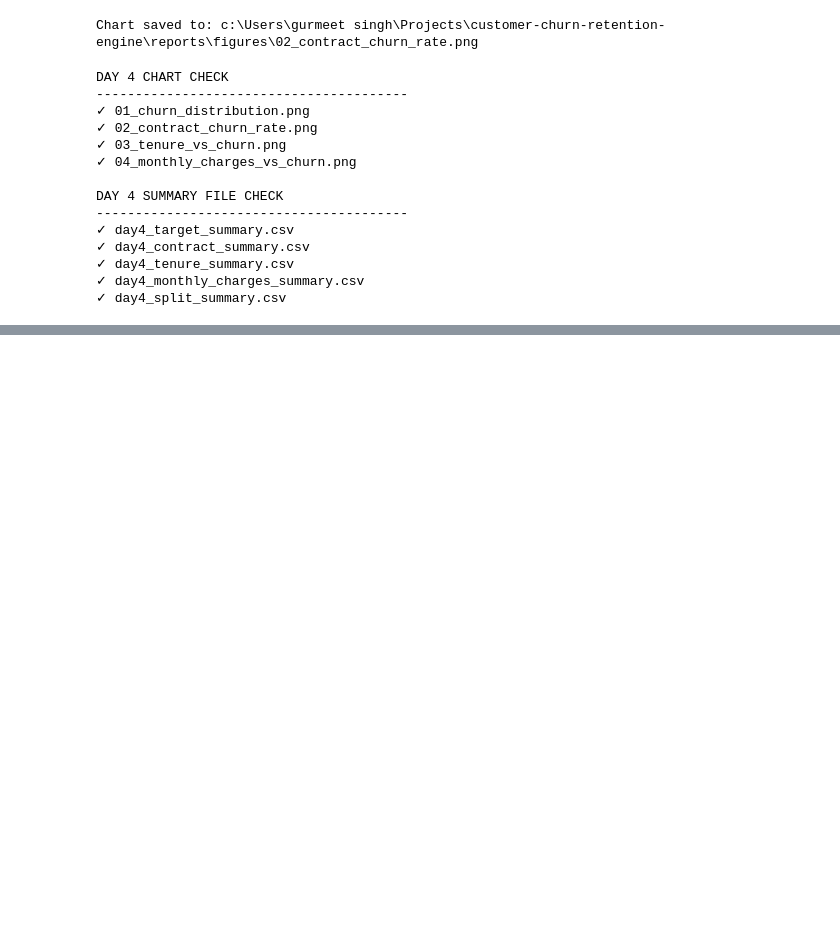
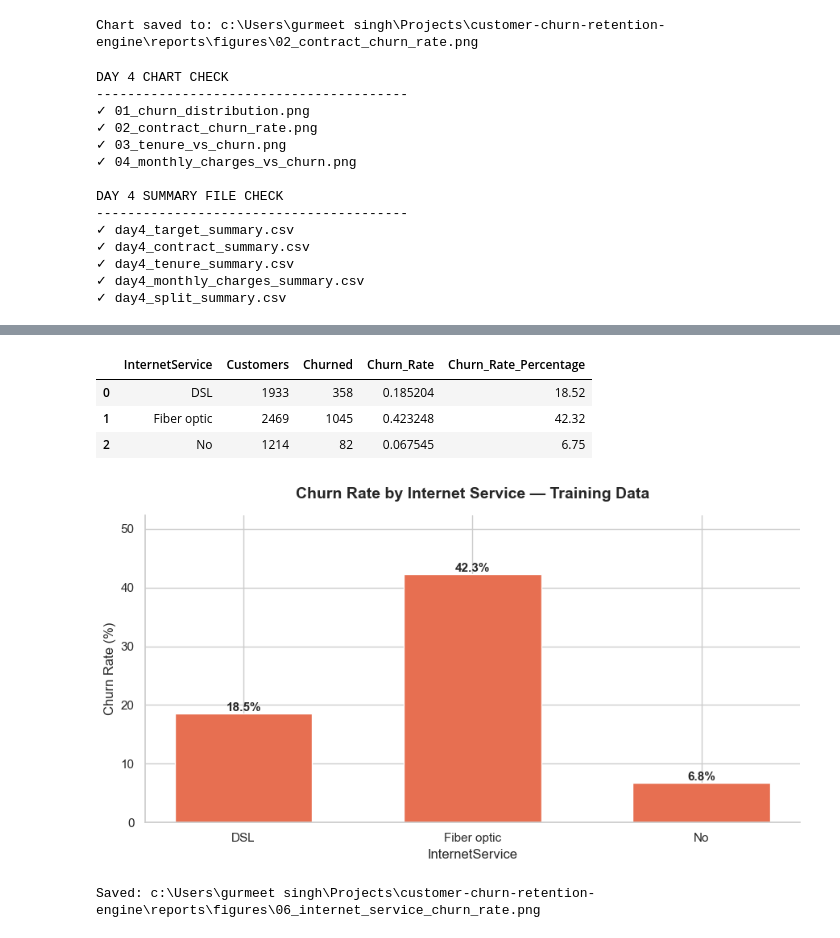
Before and after one commit to simranjitkaur-codes/customer-churn-retention-engine, a Jupyter notebook: notebooks/01_data_inspection.ipynb, the cells around one changed output, grey strips where cells are left out. Cells and saved outputs as stored; diff of their text form; code cells hidden in the pictures; blank space fills up the shorter version.

```diff
--- a/notebooks/01_data_inspection.ipynb
+++ b/notebooks/01_data_inspection.ipynb
@@ -759,0 +1023,30 @@ DAY 4 SUMMARY FILE CHECK
+# %%
+def churn_rate_by_feature(data, feature, order=None):
+    """
+    Calculate customer counts and churn rate for each category.
+    Uses the supplied training dataframe.
+    """
+    summary = (
+        data
+        .groupby(feature, observed=True)["Churn"]
+        .agg(
+            Customers="size",
+            Churned="sum",
+            Churn_Rate="mean"
+        )
+        .reset_index()
+    )
+
+    summary["Churn_Rate_Percentage"] = (
+        summary["Churn_Rate"] * 100
+    ).round(2)
+
+    if order is not None:
+        summary = (
+            summary
+            .set_index(feature)
+            .reindex(order)
+            .reset_index()
+        )
+
+    return summary
@@ -759,0 +1156,23 @@ DAY 4 SUMMARY FILE CHECK
+# %%
+internet_summary = churn_rate_by_feature(
+    eda_df,
+    "InternetService",
+    order=["DSL", "Fiber optic", "No"]
+)
+
+internet_summary
+# %% [output]
+|  | InternetService | Customers | Churned | Churn_Rate | Churn_Rate_Percentage |
+| 0 | DSL | 1933 | 358 | 0.185204 | 18.52 |
+| 1 | Fiber optic | 2469 | 1045 | 0.423248 | 42.32 |
+| 2 | No | 1214 | 82 | 0.067545 | 6.75 |
+# %%
+plot_churn_rate_bar(
+    internet_summary,
+    feature="InternetService",
+    title="Churn Rate by Internet Service — Training Data",
+    filename="06_internet_service_churn_rate.png"
+)
+# %% [output]
+[figure, added]
+Saved: c:\Users\gurmeet singh\Projects\customer-churn-retention-engine\reports\figures\06_internet_service_churn_rate.png
```
Also changed, not shown: parts of 51 cells of this notebook, 15 other files.
